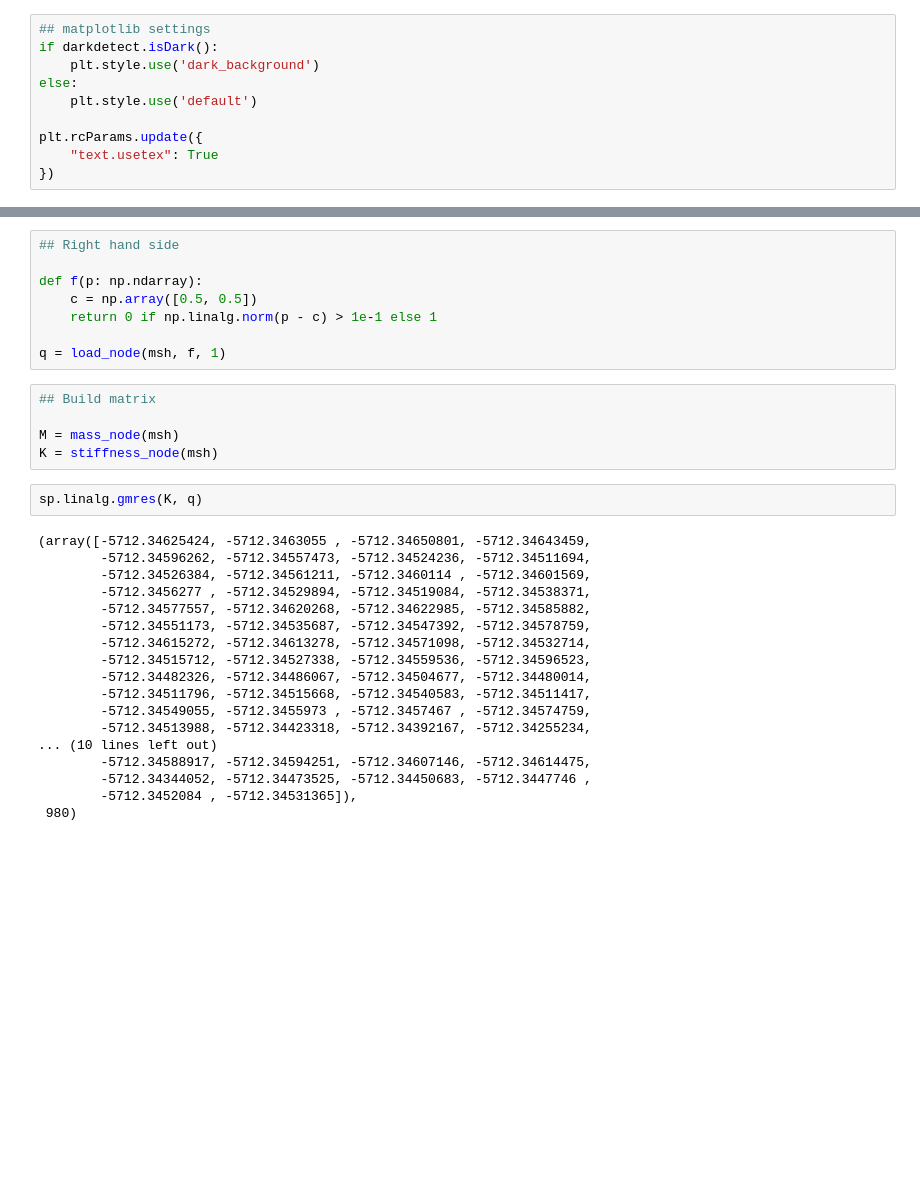
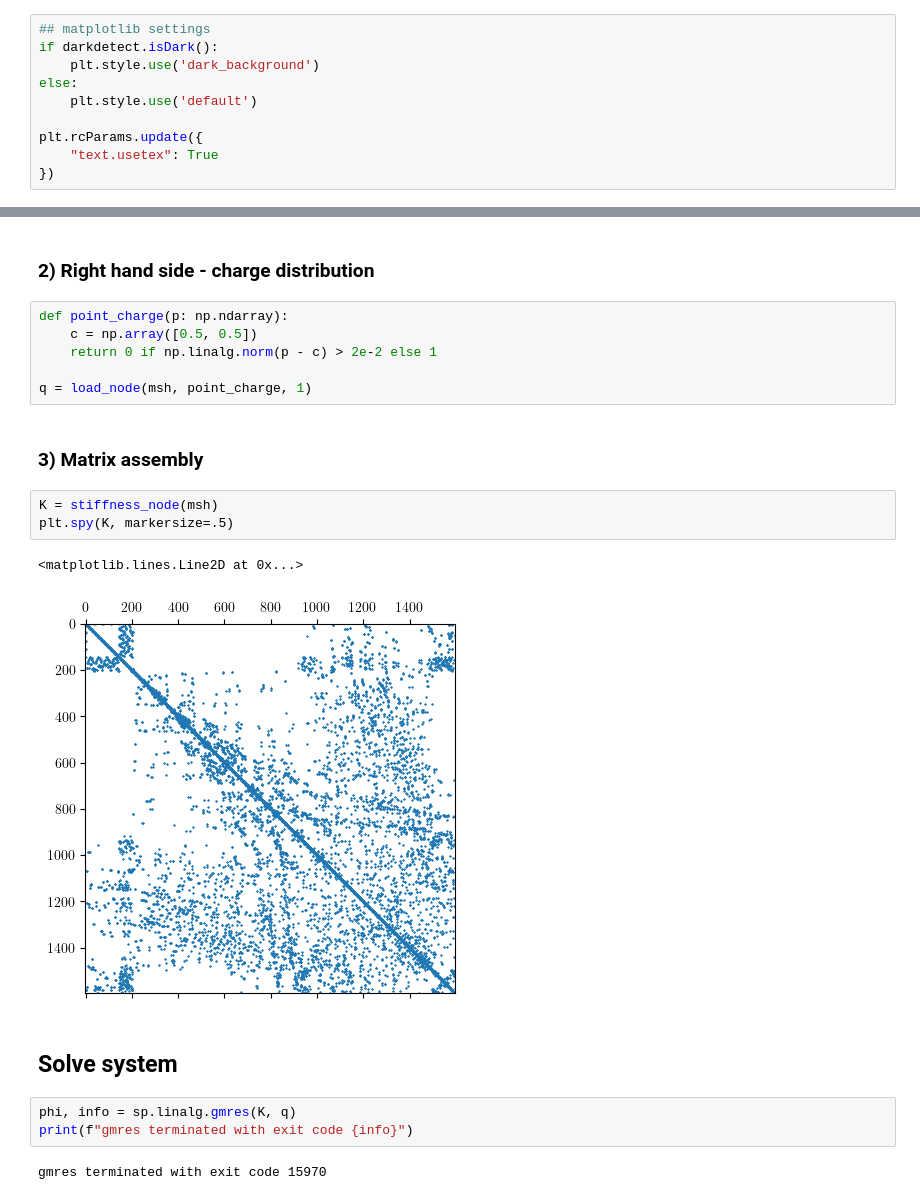
Before and after one commit to Devoev/cem, a Jupyter notebook: point_charge.ipynb, the cells around one changed output, grey strips where cells are left out. Saved outputs shown, nothing was run; the diff lists cells and outputs as text; blank space fills up the shorter version.

```diff
--- a/point_charge.ipynb
+++ b/point_charge.ipynb
@@ -51,33 +61,23 @@ msh = make_mesh()
+# %% [markdown]
+### 2) Right hand side - charge distribution
 # %%
-## Right hand side
+def point_charge(p: np.ndarray):
+    c = np.array([0.5, 0.5])
+    return 0 if np.linalg.norm(p - c) > 2e-2 else 1
 
-def f(p: np.ndarray):
-    c = np.array([0.5, 0.5])
-    return 0 if np.linalg.norm(p - c) > 1e-1 else 1
-
-q = load_node(msh, f, 1)
+q = load_node(msh, point_charge, 1)
+# %% [markdown]
+### 3) Matrix assembly
 # %%
-## Build matrix
-
-M = mass_node(msh)
 K = stiffness_node(msh)
+plt.spy(K, markersize=.5)
+# %% [output]
+<matplotlib.lines.Line2D at 0x...>
+[figure, added]
+# %% [markdown]
+## Solve system
 # %%
-sp.linalg.gmres(K, q)
+phi, info = sp.linalg.gmres(K, q)
+print(f"gmres terminated with exit code {info}")
 # %% [output]
-(array([-5712.34625424, -5712.3463055 , -5712.34650801, -5712.34643459,
-        -5712.34596262, -5712.34557473, -5712.34524236, -5712.34511694,
-        -5712.34526384, -5712.34561211, -5712.3460114 , -5712.34601569,
-        -5712.3456277 , -5712.34529894, -5712.34519084, -5712.34538371,
-        -5712.34577557, -5712.34620268, -5712.34622985, -5712.34585882,
-        -5712.34551173, -5712.34535687, -5712.34547392, -5712.34578759,
-        -5712.34615272, -5712.34613278, -5712.34571098, -5712.34532714,
-        -5712.34515712, -5712.34527338, -5712.34559536, -5712.34596523,
-        -5712.34482326, -5712.34486067, -5712.34504677, -5712.34480014,
-        -5712.34511796, -5712.34515668, -5712.34540583, -5712.34511417,
-        -5712.34549055, -5712.3455973 , -5712.3457467 , -5712.34574759,
-        -5712.34513988, -5712.34423318, -5712.34392167, -5712.34255234,
-... (10 lines left out)
-        -5712.34588917, -5712.34594251, -5712.34607146, -5712.34614475,
-        -5712.34344052, -5712.34473525, -5712.34450683, -5712.3447746 ,
-        -5712.3452084 , -5712.34531365]),
- 980)
+gmres terminated with exit code 15970
```
Also changed, not shown: parts of 5 cells of this notebook, 3 other files.
